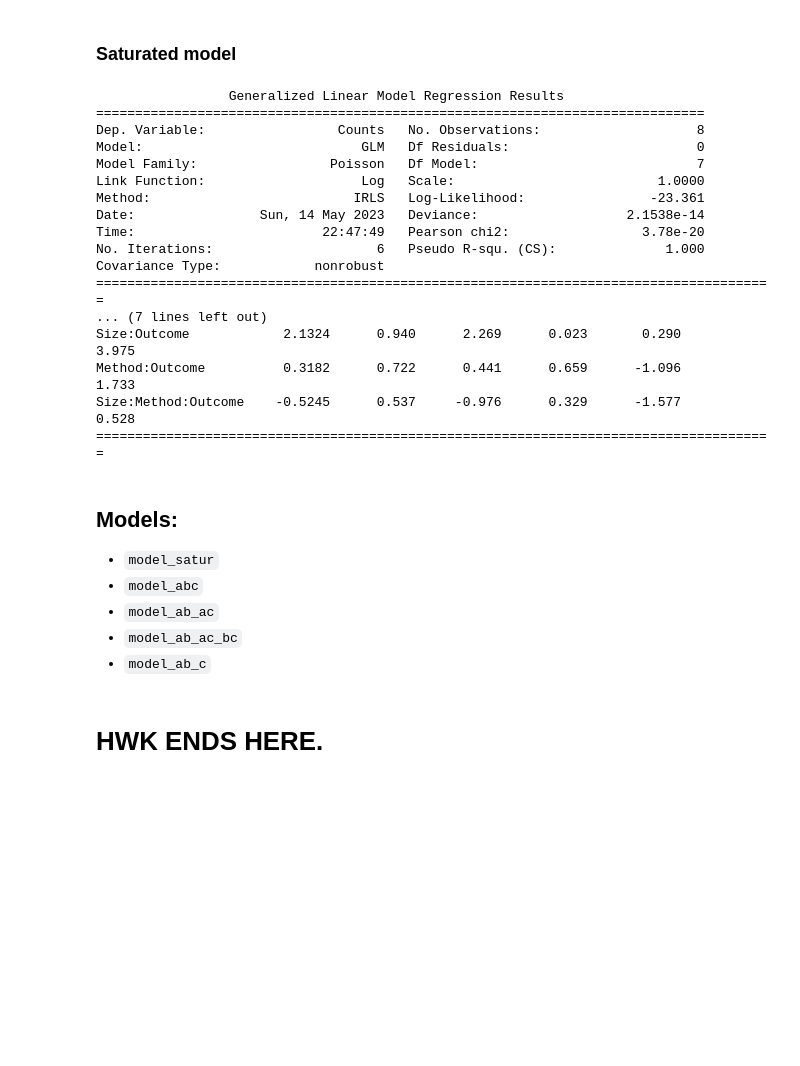
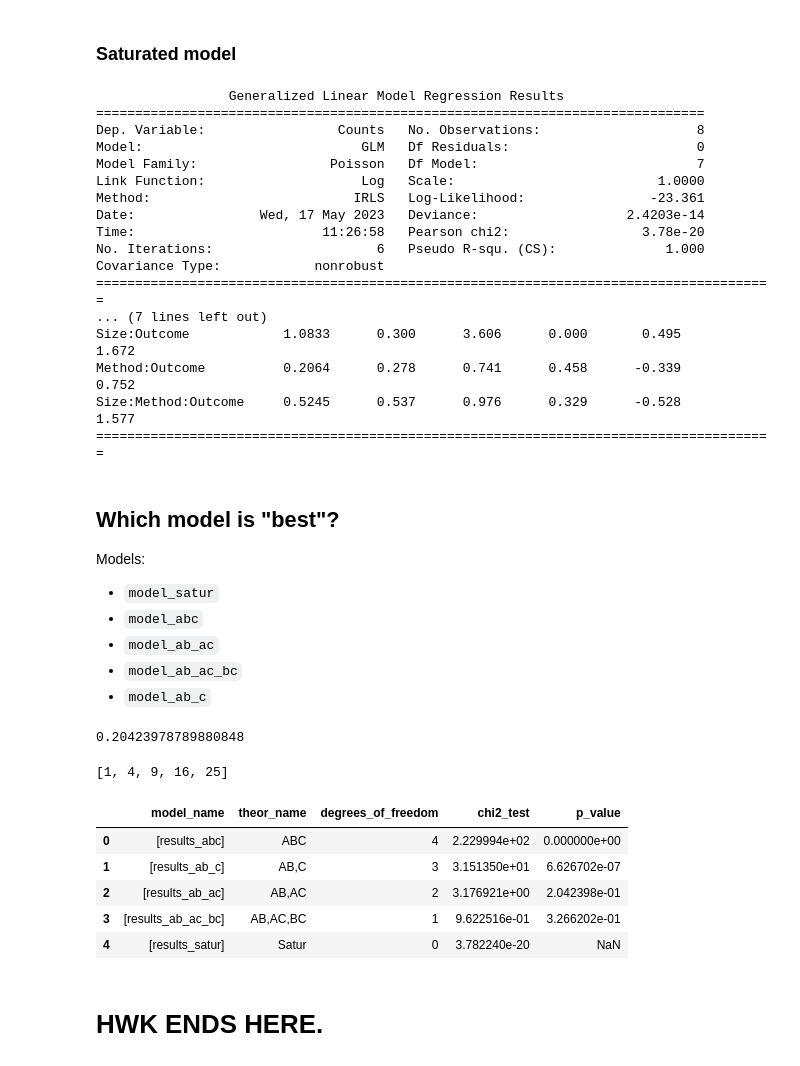
Before and after one commit to aleksejalex/special-octo-engine, a Jupyter notebook: ZLMA_DU_Gaj_ex11.ipynb, the cells around one changed output. Cells and saved outputs as stored; diff of their text form; code cells hidden in the pictures; blank space fills up the shorter version.

```diff
--- a/ZLMA_DU_Gaj_ex11.ipynb
+++ b/ZLMA_DU_Gaj_ex11.ipynb
@@ -142,9 +197,9 @@ Size:Method:Outcome    -0.5245      0.537     -0.976      0.329      -1.577
 ### Model (AB,AC), i.e. (Size* Method, Size * Outcome)
 # %%
 model_ab_ac = statsmodels.formula.api.glm(formula='Counts ~ Size * (Method + Outcome)', data = imported_data, family = statsmodels.api.families.Poisson())
-results = model.fit()
+results_ab_ac = model_ab_ac.fit()
 
-print(results.summary())
+print(results_ab_ac.summary())
 # %% [output]
                  Generalized Linear Model Regression Results
 ==============================================================================
@@ -167,9 +222,9 @@ Size:Method:Outcome    -0.5245      0.537     -0.976      0.329      -1.577
 ### Model (AB,AC,BC), i.e. (Size * Method,Size * Outcome, Method * Outcome)
 # %%
 model_ab_ac_bc = statsmodels.formula.api.glm(formula='Counts ~ Size * Method * Outcome - Size:Method:Outcome', data = imported_data, family = statsmodels.api.families.Poisson())
-results = model.fit()
+results_ab_ac_bc = model_ab_ac_bc.fit()
 
-print(results.summary())
+print(results_ab_ac_bc.summary())
 # %% [output]
                  Generalized Linear Model Regression Results
 ==============================================================================
@@ -192,9 +247,9 @@ Size:Method:Outcome    -0.5245      0.537     -0.976      0.329      -1.577
 ### Saturated model
 # %%
 model_satur = statsmodels.formula.api.glm(formula='Counts ~ Size * Method * Outcome', data = imported_data, family = statsmodels.api.families.Poisson())
-results = model.fit()
+results_satur = model_satur.fit()
 
-print(results.summary())
+print(results_satur.summary())
 # %% [output]
                  Generalized Linear Model Regression Results
 ==============================================================================
@@ -203,21 +258,34 @@ Model:                            GLM   Df Residuals:                        0
 Model Family:                 Poisson   Df Model:                            7
 Link Function:                    Log   Scale:                          1.0000
 Method:                          IRLS   Log-Likelihood:                -23.361
-Date:                Sun, 14 May 2023   Deviance:                   2.1538e-14
-Time:                        22:47:49   Pearson chi2:                 3.78e-20
+Date:                Wed, 17 May 2023   Deviance:                   2.4203e-14
+Time:                        11:26:58   Pearson chi2:                 3.78e-20
 No. Iterations:                     6   Pseudo R-squ. (CS):              1.000
 Covariance Type:            nonrobust
 =======================================================================================
 ... (7 lines left out)
-Size:Outcome            2.1324      0.940      2.269      0.023       0.290       3.975
-Method:Outcome          0.3182      0.722      0.441      0.659      -1.096       1.733
-Size:Method:Outcome    -0.5245      0.537     -0.976      0.329      -1.577       0.528
+Size:Outcome            1.0833      0.300      3.606      0.000       0.495       1.672
+Method:Outcome          0.2064      0.278      0.741      0.458      -0.339       0.752
+Size:Method:Outcome     0.5245      0.537      0.976      0.329      -0.528       1.577
 =======================================================================================
 # %% [markdown]
-## Models:
+ ## Which model is "best"?
+
+ Models:
 
  - `model_satur`
  - `model_abc`
  - `model_ab_ac`
  - `model_ab_ac_bc`
  - `model_ab_c`
+# %%
+p_value = 1 - scp.stats.chi2.cdf(chi2_test, dof_ab_ac)
+print(p_value)
+# %% [output]
+0.20423978789880848
+# %%
+numbers = [1, 2, 3, 4, 5]
+squared_numbers = [x**2 for x in numbers]
+print(squared_numbers)
+# %% [output]
+[1, 4, 9, 16, 25]
@@ -223,0 +294,23 @@ Size:Method:Outcome    -0.5245      0.537     -0.976      0.329      -1.577
+# %%
+# constructing dataframe containing all the numbers to conclude which model is the best
+results = pd.DataFrame()
+
+#results['model_name'] = [retrieve_name(nm) for nm in list_of_models]  # doesnt work, how to do that in OOP?
+results['model_name'] = [retrieve_name(results_abc), retrieve_name(results_ab_c), retrieve_name(results_ab_ac),
+                         retrieve_name(results_ab_ac_bc), retrieve_name(results_satur)]
+results['theor_name'] = ["ABC", "AB,C", "AB,AC", "AB,AC,BC", "Satur"]
+results['degrees_of_freedom'] = [results_abc.df_resid, results_ab_c.df_resid, results_ab_ac.df_resid,
+                                 results_ab_ac_bc.df_resid, results_satur.df_resid]
+results['chi2_test'] = [results_abc.pearson_chi2, results_ab_c.pearson_chi2, results_ab_ac.pearson_chi2,
+                                 results_ab_ac_bc.pearson_chi2, results_satur.pearson_chi2]
+#results['p-value'] = []
+results['p_value'] = 1 - scp.stats.chi2.cdf(results.chi2_test, results.degrees_of_freedom)
+# %%
+results
+# %% [output]
+|  | model_name | theor_name | degrees_of_freedom | chi2_test | p_value |
+| 0 | [results_abc] | ABC | 4 | 2.229994e+02 | 0.000000e+00 |
+| 1 | [results_ab_c] | AB,C | 3 | 3.151350e+01 | 6.626702e-07 |
+| 2 | [results_ab_ac] | AB,AC | 2 | 3.176921e+00 | 2.042398e-01 |
+| 3 | [results_ab_ac_bc] | AB,AC,BC | 1 | 9.622516e-01 | 3.266202e-01 |
+| 4 | [results_satur] | Satur | 0 | 3.782240e-20 | NaN |
```
Also changed, not shown: parts of 17 cells of this notebook.
